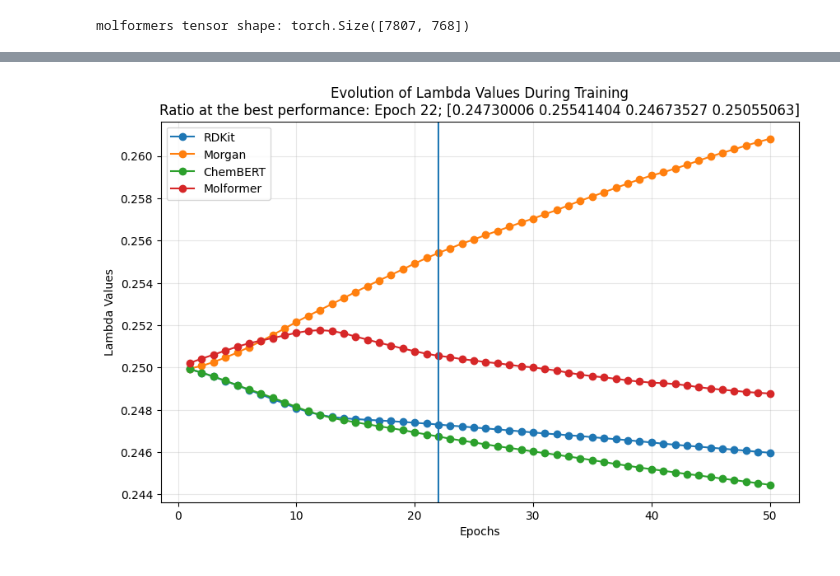
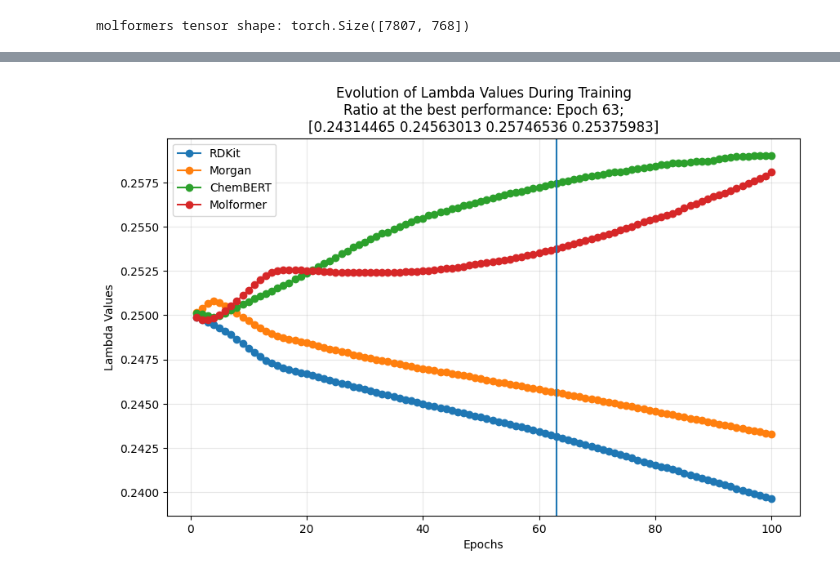
Before and after one commit to supergermy/midexam, a Jupyter notebook: notebooks/Untitled-1.ipynb, the cells around one changed output, grey strips where cells are left out. Cells and saved outputs as stored; diff of their text form; code cells hidden in the pictures.

Commit message:
check point positional encoding

```diff
--- a/notebooks/Untitled-1.ipynb
+++ b/notebooks/Untitled-1.ipynb
@@ -162,8 +162,24 @@ from torch import Tensor
 import torch.nn as nn
 import torch.nn.functional as F
 from einops import rearrange, repeat, reduce, einsum
+import math
+from models.DifferentialAttention import DiffAttn
 
-from models.DifferentialAttention import DiffAttn
+class PositionalEncoding(nn.Module):
+    def __init__(self, d_model):
+        super().__init__()
+        pe = torch.zeros(1, d_model)  # [1, 2048] for broadcasting
+        position = torch.arange(d_model).unsqueeze(0)  # [1, 2048]
+        div_term = torch.exp(torch.arange(0, d_model, 2) * (-math.log(10000.0) / d_model))
+        div_term = div_term[:d_model//2]
+
+        pe[0, 0::2] = torch.sin(position[0, ::2] * div_term)
+        pe[0, 1::2] = torch.cos(position[0, 1::2] * div_term)
+
+        self.register_buffer('pe', pe)  # [1, 2048]
+
+    def forward(self, x):  # x: [batch_size, 2048]
+        return x + self.pe  # pe will broadcast across batch dimension
 
 class PropertyRegressor(nn.Module):
     def __init__(
@@ -214,9 +230,12 @@ class PropertyRegressors(nn.Module):
         self.lambdas = nn.Parameter(torch.ones([4,1]))
 
         self.rdkit_norm = nn.InstanceNorm1d(210)
-        self.morgan_norm = nn.InstanceNorm1d(2048)
+        # self.morgan_norm = nn.InstanceNorm1d(2048)
         self.chembert2a_norm = nn.InstanceNorm1d(600)
         self.molformer_norm = nn.InstanceNorm1d(768)
+
+        self.morgan_pe = PositionalEncoding(2048)
+        self.rdkit_pe = PositionalEncoding(210)
 
     def forward(
         self,
@@ -228,9 +247,12 @@ class PropertyRegressors(nn.Module):
         # print(self.lambdas)
 
         rdkit = self.rdkit_norm(rdkit)
-        morgan = self.morgan_norm(morgan)
+        # morgan = self.morgan_norm(morgan)
         chembert2a = self.chembert2a_norm(chembert2a)
         molformer = self.molformer_norm(molformer)
+
+        rdkit = self.rdkit_pe(rdkit)
+        morgan = self.morgan_pe(morgan)
 
         rdkit_out = self.rdkit(rdkit)
         morgan_out = self.morgan(morgan)
@@ -273,7 +295,7 @@ val_aurocs = []
 
 train_lambdas = []
 
-for epoch in tqdm(range(50)):
+for epoch in tqdm(range(100)):
 
     for batch in train_loader:
         optimizer.zero_grad()
@@ -398,27 +420,27 @@ plt.show()
 # %%
 import numpy as np
 
 # Convert list of lambdas to numpy array for easier plotting
 lambdas_array = np.array(train_lambdas)  # shape: [n_epochs, 4, 1]
 lambdas_array = lambdas_array.squeeze()  # shape: [n_epochs, 4]
 
 plt.figure(figsize=(10, 6))
 epochs = range(1, len(train_lambdas) + 1)
 
 # Plot each lambda
 Ls = ['RDKit', 'Morgan', 'ChemBERT', 'Molformer']
 for i in range(4):
     plt.plot(epochs, lambdas_array[:, i], label=Ls[i], marker='o')
 
 plt.xlabel('Epochs')
 plt.ylabel('Lambda Values')
-plt.title(f'Evolution of Lambda Values During Training\nRatio at the best performance: Epoch {best_epoch+1}; {lambdas_array[best_epoch]}')
+plt.title(f'Evolution of Lambda Values During Training\nRatio at the best performance: Epoch {best_epoch+1};\n{lambdas_array[best_epoch]}')
 plt.axvline(best_epoch+1)
 plt.legend()
 plt.grid(True, alpha=0.3)
 plt.show()
 # %% [output]
-[figure, old version]
+[figure, new version]
 # %%
 from sklearn.metrics import roc_curve, auc
 
```
Also changed, not shown: parts of 4 cells of this notebook.
